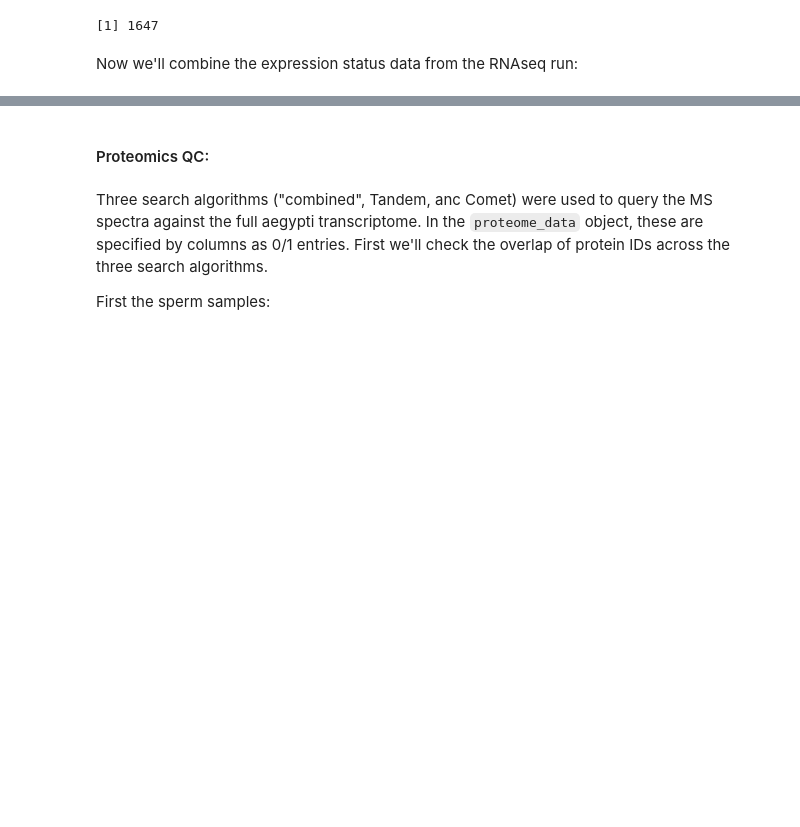
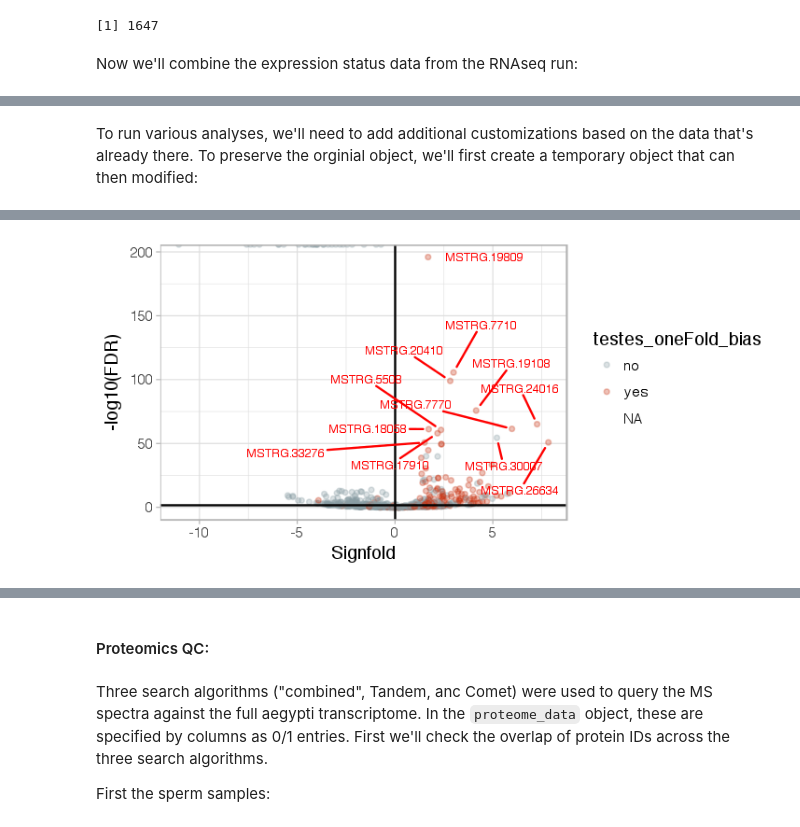
Before and after one commit to YazBraimah/Aegypti.ejaculatomics, a Jupyter notebook: VB.data/DE.analysis.ipynb, the cells around one changed output, grey strips where cells are left out. Drawn from its saved outputs; the diff is of its cells as text; code cells hidden in the pictures; blank space fills up the shorter version.

```diff
--- a/VB.data/DE.analysis.ipynb
+++ b/VB.data/DE.analysis.ipynb
@@ -1354,0 +1330,39 @@ Warning message:
+# %% [markdown]
+To run various analyses, we'll need to add additional customizations based on the data that's already there. To preserve the orginial object, we'll first create a temporary object that can then modified:
+# %%
+tmpApex = all_ejaculotome
+tmpApex$logFold = log2(tmpApex$APEX_FOLD)
+tmpApex$APEX_semen_VPM = tmpApex$APEX_semen * 1000000
+tmpApex$APEX_sperm_VPM = tmpApex$APEX_sperm * 1000000
+tmpApex$Signfold = ifelse(tmpApex$Semenmore_than_Sperm == "TRUE", tmpApex$logFold * -1, tmpApex$logFold)
+tmpApex$sig = ifelse(tmpApex$FDR < 0.05 & tmpApex$Signfold > 1 | tmpApex$FDR < 0.05 & tmpApex$Signfold < -1, "YES", "NO")
+tmpApex$semen_status = ifelse(tmpApex$semen.only == "1", "YES", "NO")
+tmpApex$sperm_status = ifelse(tmpApex$sperm.only == "1", "YES", "NO")
+tmpApex$signalP = ifelse(tmpApex$SignalP != ".", "YES", "NO")
+# %%
+options(repr.plot.width = 6, repr.plot.height = 3)
+ggplot(subset(tmpApex, !is.na(sig)), aes(Signfold, -log10(FDR), colour = testes_oneFold_bias)) +
+    geom_point(alpha=0.3, size = 1) +
+    geom_hline(yintercept = -log10(0.05)) +
+    geom_vline(xintercept = 0) +
+#     geom_text_repel(data = subset(tmpApex, Signfold < -1 & -log10(FDR) > 50),
+#                     aes(Signfold, -log10(FDR),label=mstrg_ID),
+#                     force = 12,
+#                     inherit.aes = F,
+#                     box.padding = unit(0.35, "lines"),
+#                     point.padding = unit(0.5, "lines"),
+#                     fontface = "bold",
+#                     size = 2.5,
+#                     colour = "#00b19d") +
+    geom_text_repel(data = subset(tmpApex, Signfold > 1 & -log10(FDR) > 50),
+                    aes(Signfold, -log10(FDR),label=mstrg_ID),
+                    force = 12,
+                    inherit.aes = F,
+                    box.padding = unit(0.35, "lines"),
+                    point.padding = unit(0.5, "lines"),
+                    fontface = "bold",
+                    size = 2.5,
+                    colour = "red") +
+    scale_colour_manual(values = wes_palette("Royal1")) +
+    theme_light()
+# %% [output]
@@ -1354,0 +1371 @@ Warning message:
+[figure, added]
```
Also changed, not shown: parts of 13 cells of this notebook.
